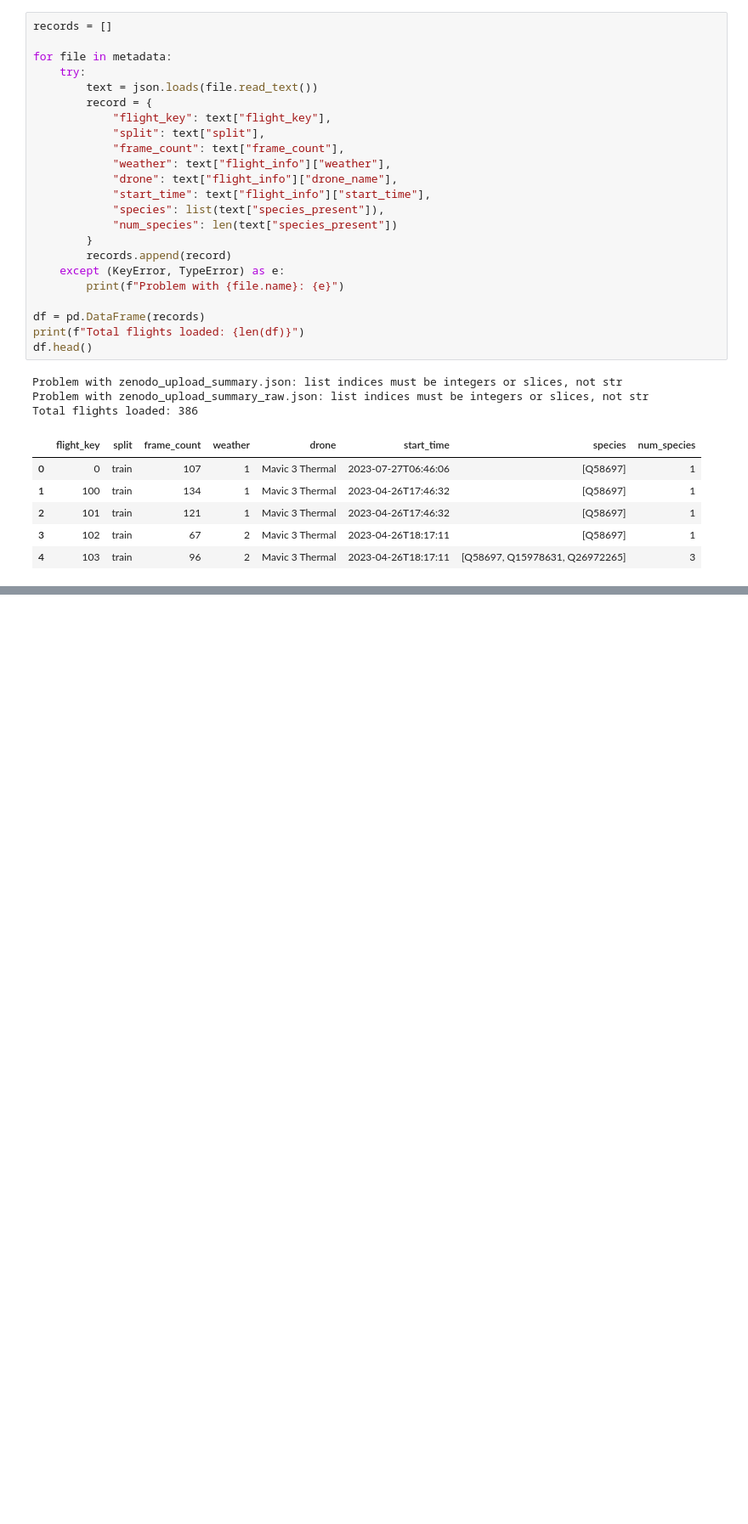
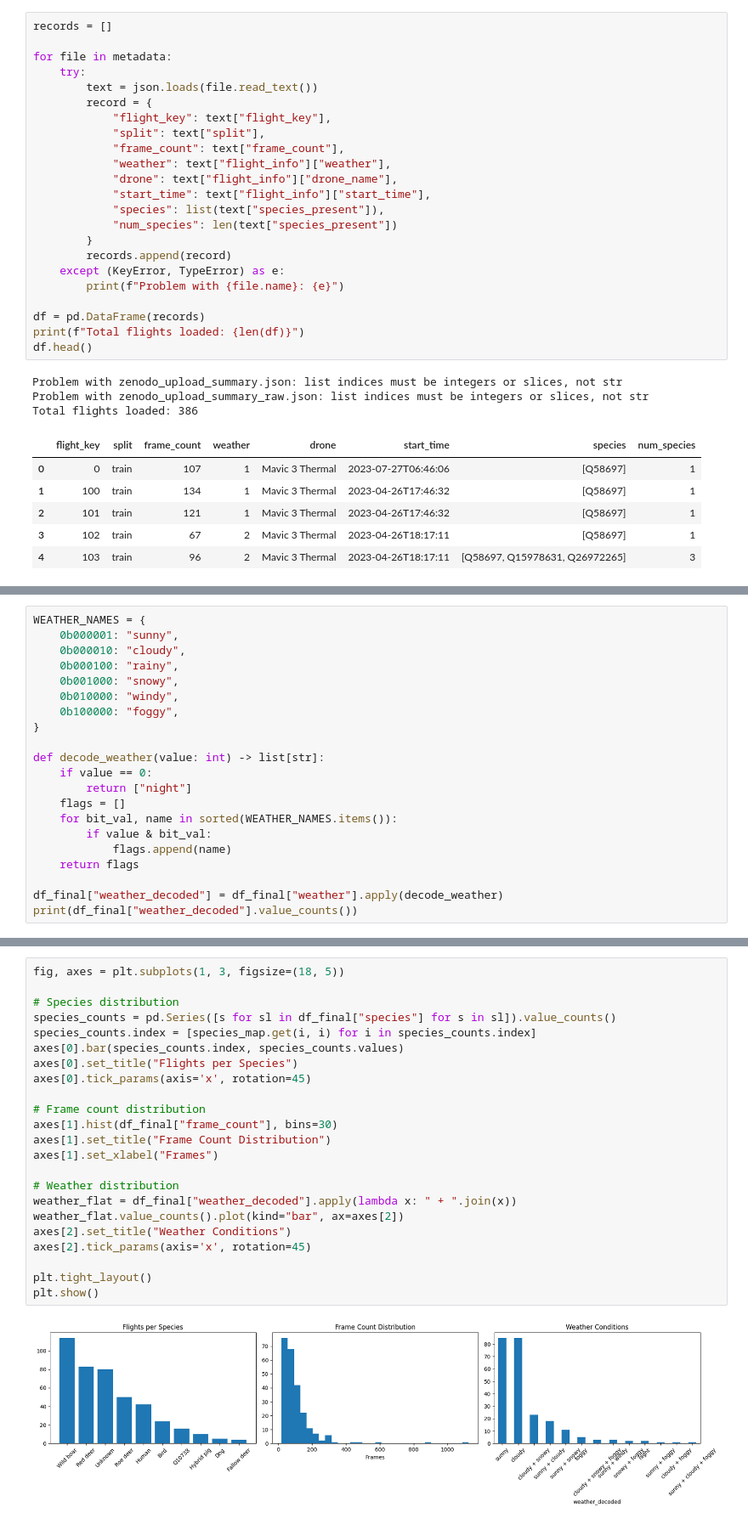
Before and after one commit to Navid-alt/BAMBI_MOT, a Jupyter notebook: notebooks/01_Exploration.ipynb, the cells around one changed output, grey strips where cells are left out. Shown at 85% size. Saved outputs shown, nothing was run; the diff lists cells and outputs as text; blank space fills up the shorter version.

```diff
--- a/notebooks/01_Exploration.ipynb
+++ b/notebooks/01_Exploration.ipynb
@@ -67,0 +176,21 @@ Total flights loaded: 386
+# %%
+WEATHER_NAMES = {
+    0b000001: "sunny",
+    0b000010: "cloudy",
+    0b000100: "rainy",
+    0b001000: "snowy",
+    0b010000: "windy",
+    0b100000: "foggy",
+}
+
+def decode_weather(value: int) -> list[str]:
+    if value == 0:
+        return ["night"]
+    flags = []
+    for bit_val, name in sorted(WEATHER_NAMES.items()):
+        if value & bit_val:
+            flags.append(name)
+    return flags
+
+df_final["weather_decoded"] = df_final["weather"].apply(decode_weather)
+print(df_final["weather_decoded"].value_counts())
@@ -67,0 +213,25 @@ Total flights loaded: 386
+# %%
+fig, axes = plt.subplots(1, 3, figsize=(18, 5))
+
+# Species distribution
+species_counts = pd.Series([s for sl in df_final["species"] for s in sl]).value_counts()
+species_counts.index = [species_map.get(i, i) for i in species_counts.index]
+axes[0].bar(species_counts.index, species_counts.values)
+axes[0].set_title("Flights per Species")
+axes[0].tick_params(axis='x', rotation=45)
+
+# Frame count distribution
+axes[1].hist(df_final["frame_count"], bins=30)
+axes[1].set_title("Frame Count Distribution")
+axes[1].set_xlabel("Frames")
+
+# Weather distribution
+weather_flat = df_final["weather_decoded"].apply(lambda x: " + ".join(x))
+weather_flat.value_counts().plot(kind="bar", ax=axes[2])
+axes[2].set_title("Weather Conditions")
+axes[2].tick_params(axis='x', rotation=45)
+
+plt.tight_layout()
+plt.show()
+# %% [output]
+[figure, added]
```
Also changed, not shown: parts of 9 cells of this notebook, 2 other files.
